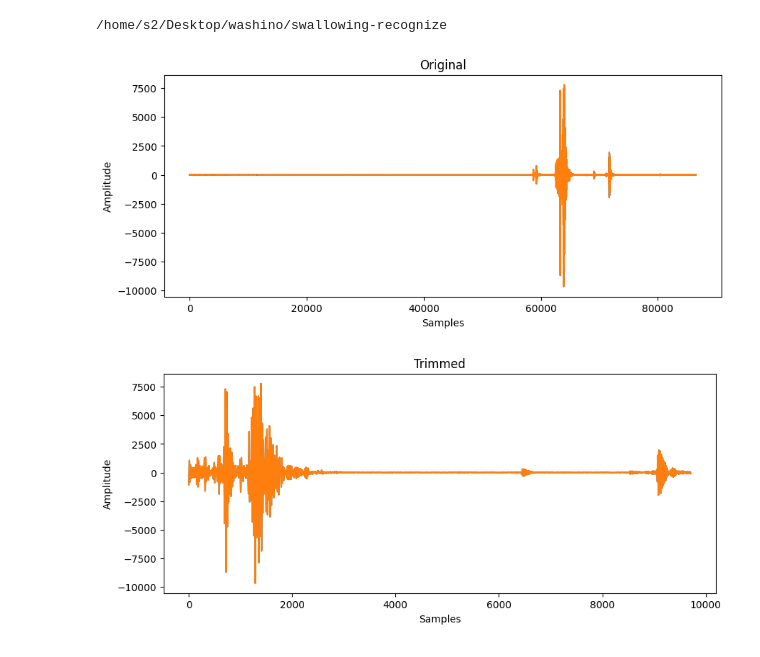
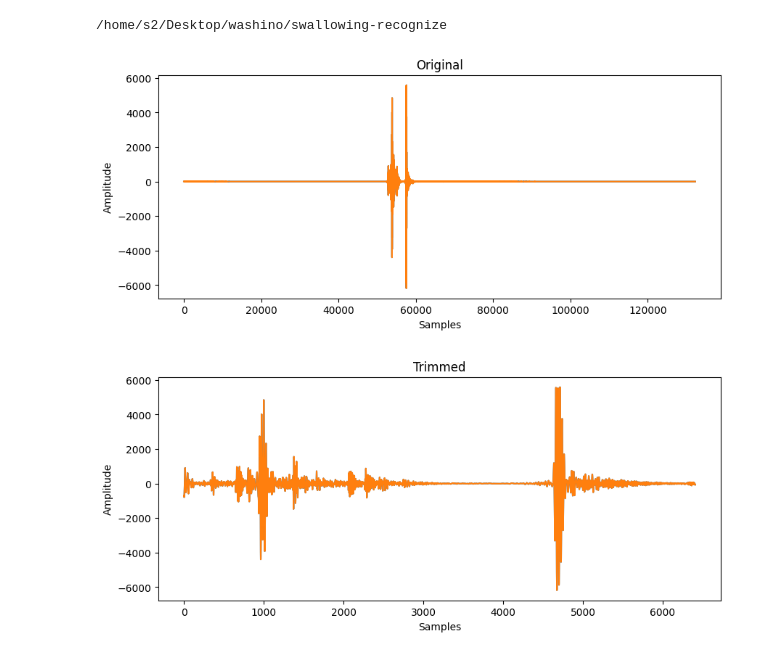
Before and after one commit to Kai-Washino/swallowing-recognition-DLmachine, a Jupyter notebook: audio.ipynb, the cells around one changed output. Saved outputs shown, nothing was run; the diff lists cells and outputs as text; code cells hidden in the pictures.

```diff
--- a/audio.ipynb
+++ b/audio.ipynb
@@ -18,9 +18,9 @@ import swallowing_recognition
 # %%
 from swallowing_recognition import audio
 # %%
-wav1 = audio.Audio(parent_dir + '/dataset/washino/swallowing/swallowing1.wav')
+wav1 = audio.Audio(parent_dir + '/dataset/washino/swallowing/swallowing150.wav')
 wav1.original_plot()
 wav1.trimmed_plot()
 # %% [output]
-[figure, old version]
+[figure, new version]
-[figure, old version]
+[figure, new version]
```
